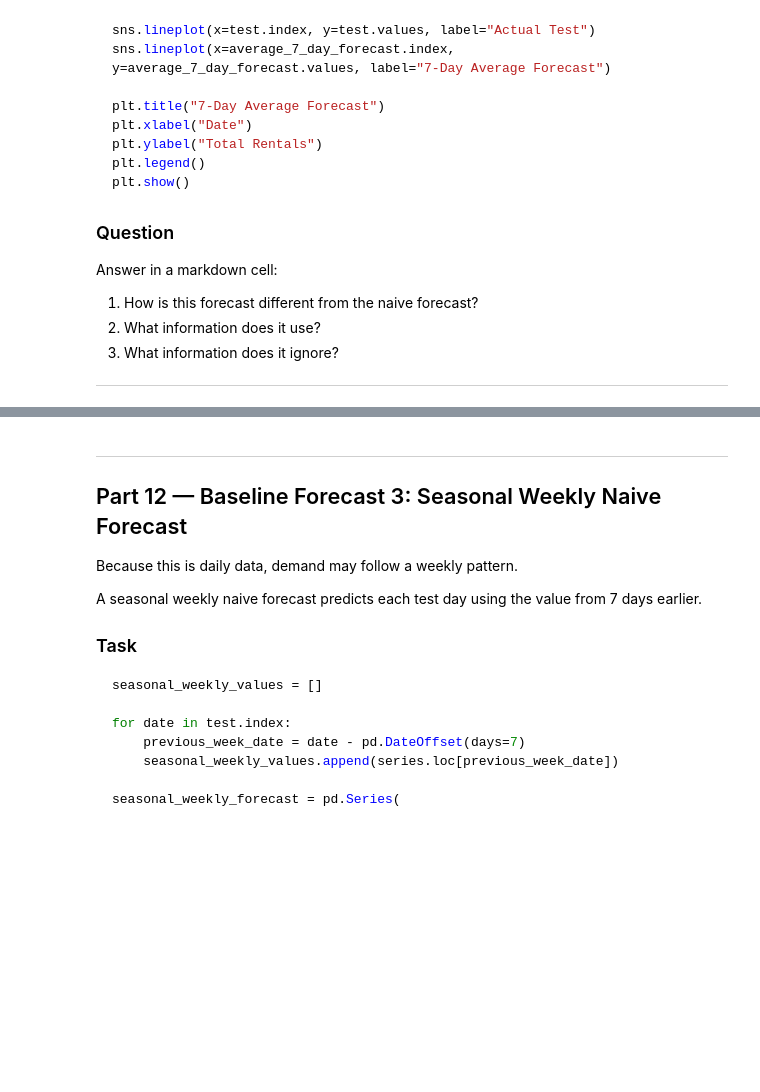
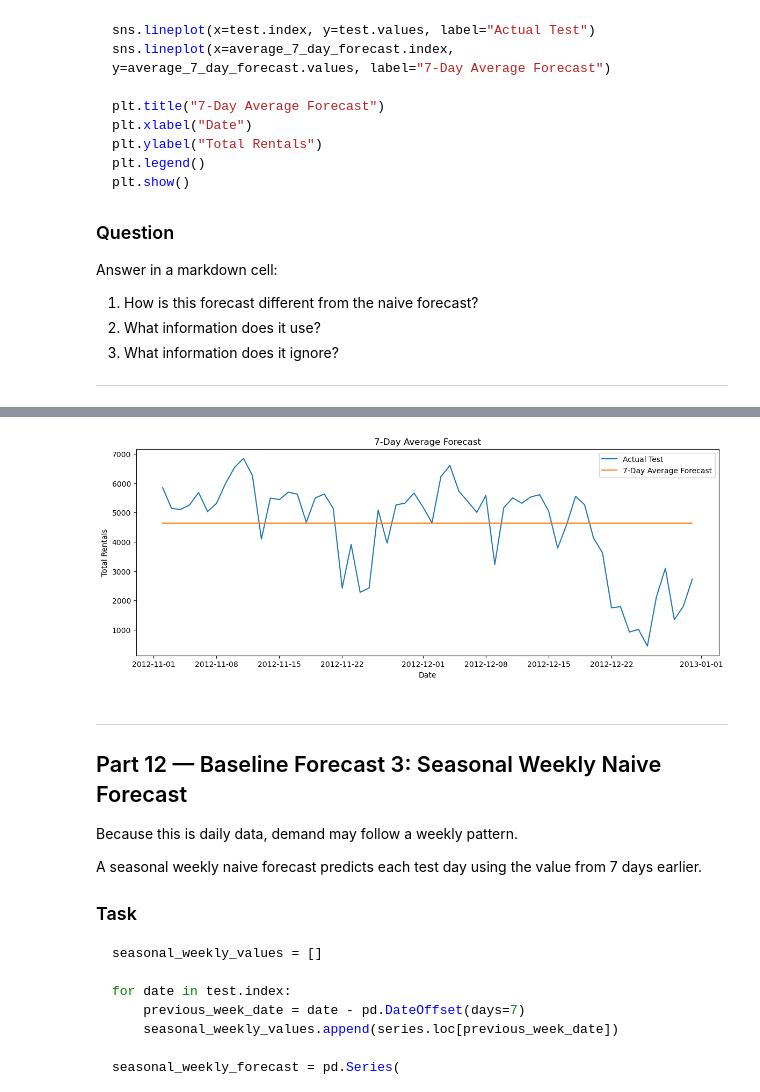
Before and after one commit to GregConfessore/lab-13-time-series, a Jupyter notebook: notebooks/starter-code.ipynb, the cells around one changed output, grey strips where cells are left out. Drawn from its saved outputs; the diff is of its cells as text; code cells hidden in the pictures; blank space fills up the shorter version.

```diff
--- a/notebooks/starter-code.ipynb
+++ b/notebooks/starter-code.ipynb
@@ -750,0 +933,7 @@ Answer in a markdown cell:
+# %%
+last_7_day_average = train["cnt"].tail(7).mean()
+
+average_7_day_forecast = pd.Series(
+    data=last_7_day_average,
+    index=test.index
+)
@@ -751,3 +955,17 @@ Answer in a markdown cell:
+# %%
+plt.figure(figsize=(14, 5))
+
+# Use train['cnt'] and test['cnt'] for 1D arrays, and .values for the Series
+sns.lineplot(x=test.index, y=test["cnt"], label="Actual Test")
+sns.lineplot(x=average_7_day_forecast.index, y=average_7_day_forecast.values, label="7-Day Average Forecast")
+
+plt.title("7-Day Average Forecast")
+plt.xlabel("Date")
+plt.ylabel("Total Rentals")
+plt.legend()
+plt.show()
+# %% [output]
+[figure, added]
 # %% [markdown]
 ---
 
```
Also changed, not shown: parts of 40 cells of this notebook.
